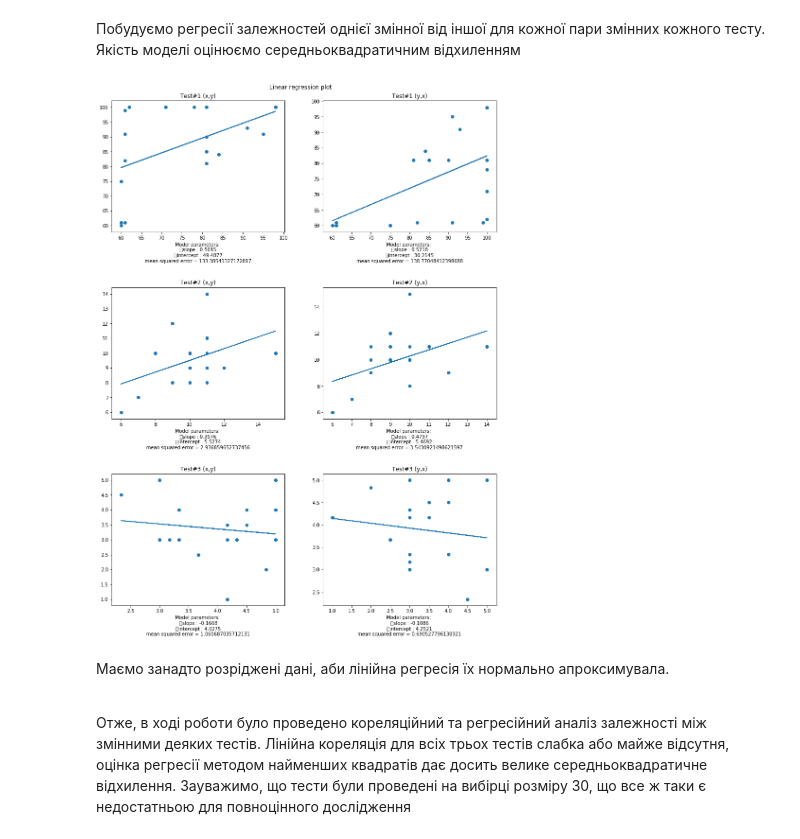
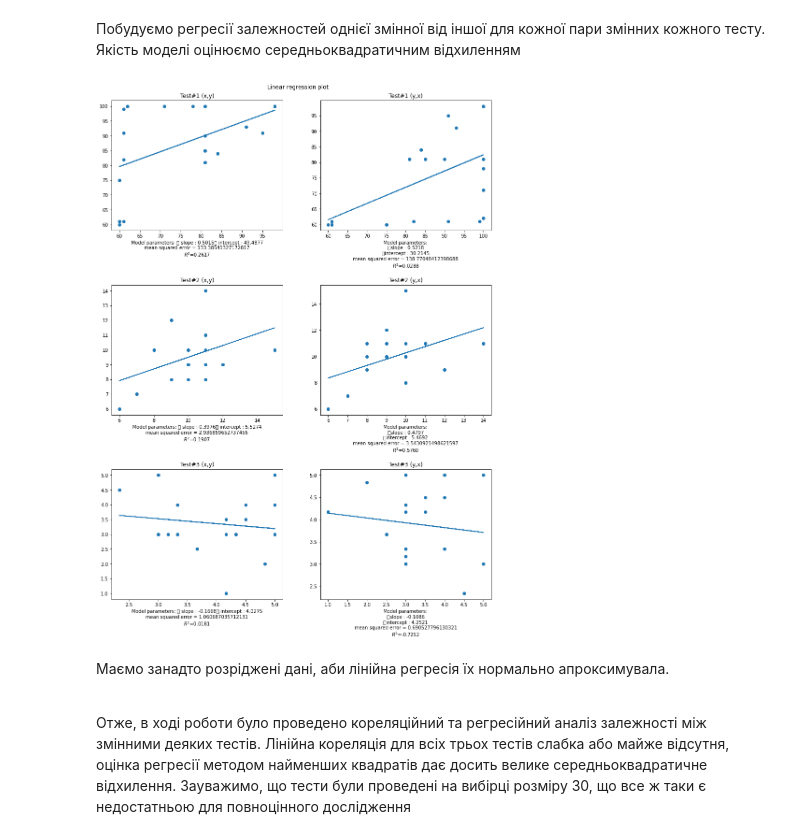
Before and after one commit to EddieKro/Data-Analysis, a Jupyter notebook: projects/task3/Task3.ipynb, the cells around one changed output. Cells and saved outputs as stored; diff of their text form; code cells hidden in the pictures.

```diff
--- a/projects/task3/Task3.ipynb
+++ b/projects/task3/Task3.ipynb
@@ -205,26 +205,28 @@ def predict(x,y):
 # %%
 fig,ax = plt.subplots(3,2,figsize = (12,16))
 
 fig.tight_layout(h_pad=10, w_pad=5)
 fig.subplots_adjust(top=0.95)
 fig.suptitle('Linear regression plot',fontsize=12)
 fig.subplots_adjust(top=0.95)
 
 for i in range(3):
     pred,beta1,alpha1 = predict(tests[i]['x'],tests[i]['y'])
     pred_reversed,beta2,alpha2 = predict(tests[i]['y'],tests[i]['x'])
 
     ax[i,0].plot(tests[i]['x'],pred)
     ax[i,0].scatter(tests[i]['x'],tests[i]['y'])
     ax[i,0].set_title(f"Test#{i+1} (x,y)")
-    ax[i,0].set_xlabel(f"Model parameters: \n\tslope : {beta1:.4f}\n\tintercept : {alpha1:.4f}\nmean squared error = {mean_squared_error(tests[i]['y'],pred)}")
+    ax[i,0].set_xlabel(f"Model parameters: \t slope : {beta1:.4f}\t intercept : {alpha1:.4f}\n"
+                       f"mean squared error = {mean_squared_error(tests[i]['y'],pred)}\n$R^2$={r2_score(tests[i]['y'],pred):.4f}")
 
     ax[i,1].plot(tests[i]['y'],pred_reversed)
     ax[i,1].scatter(tests[i]['y'],tests[i]['x'])
     ax[i,1].set_title(f"Test#{i+1} (y,x)")
-    ax[i,1].set_xlabel(f"Model parameters: \n\tslope : {beta2:.4f}\n\tintercept : {alpha2:.4f}\nmean squared error = {mean_squared_error(tests[i]['x'],pred_reversed)}")
+    ax[i,1].set_xlabel(f"Model parameters: \n\tslope : {beta2:.4f}\n\tintercept : {alpha2:.4f}\n"
+                       f"mean squared error = {mean_squared_error(tests[i]['x'],pred_reversed)}\n$R^2$={r2_score(tests[i]['x'],pred):.4f}")
 # %% [output]
-[figure, old version]
+[figure, new version]
 # %% [markdown]
 Маємо занадто розріджені дані, аби лінійна регресія їх нормально апроксимувала.<br><br>
 
```
Also changed, not shown: parts of 3 cells of this notebook.
